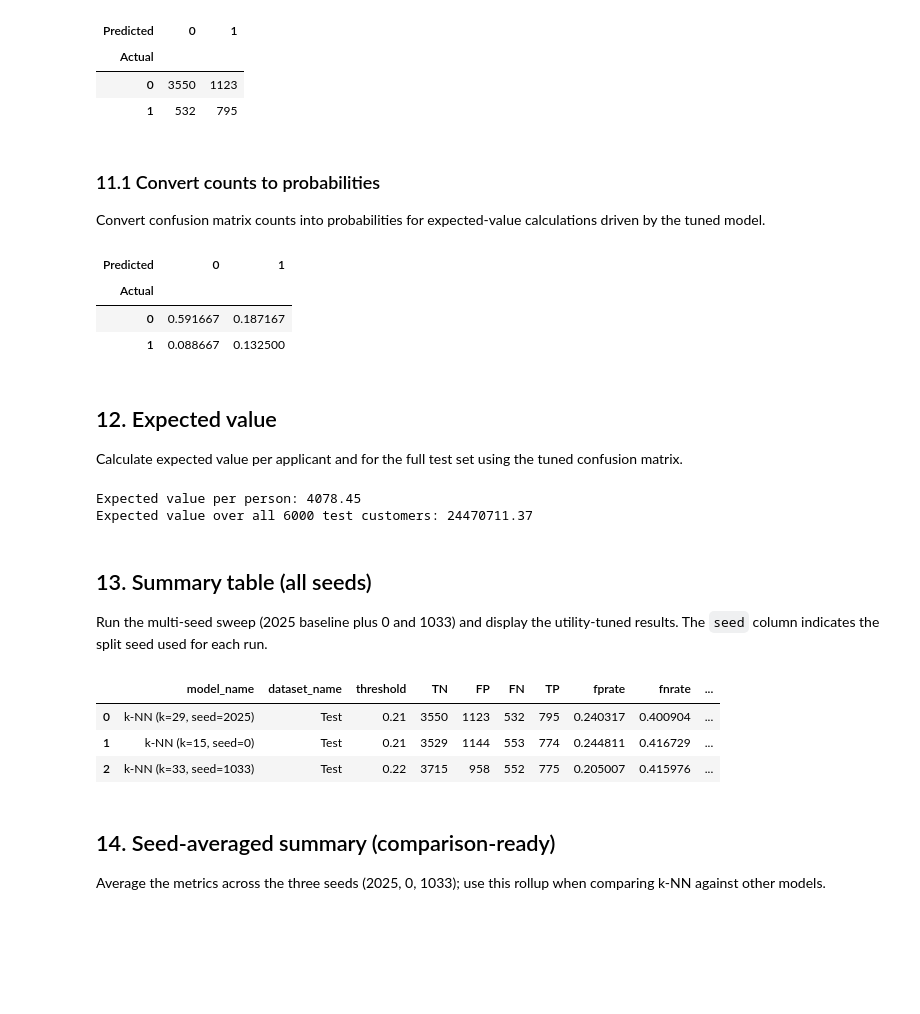
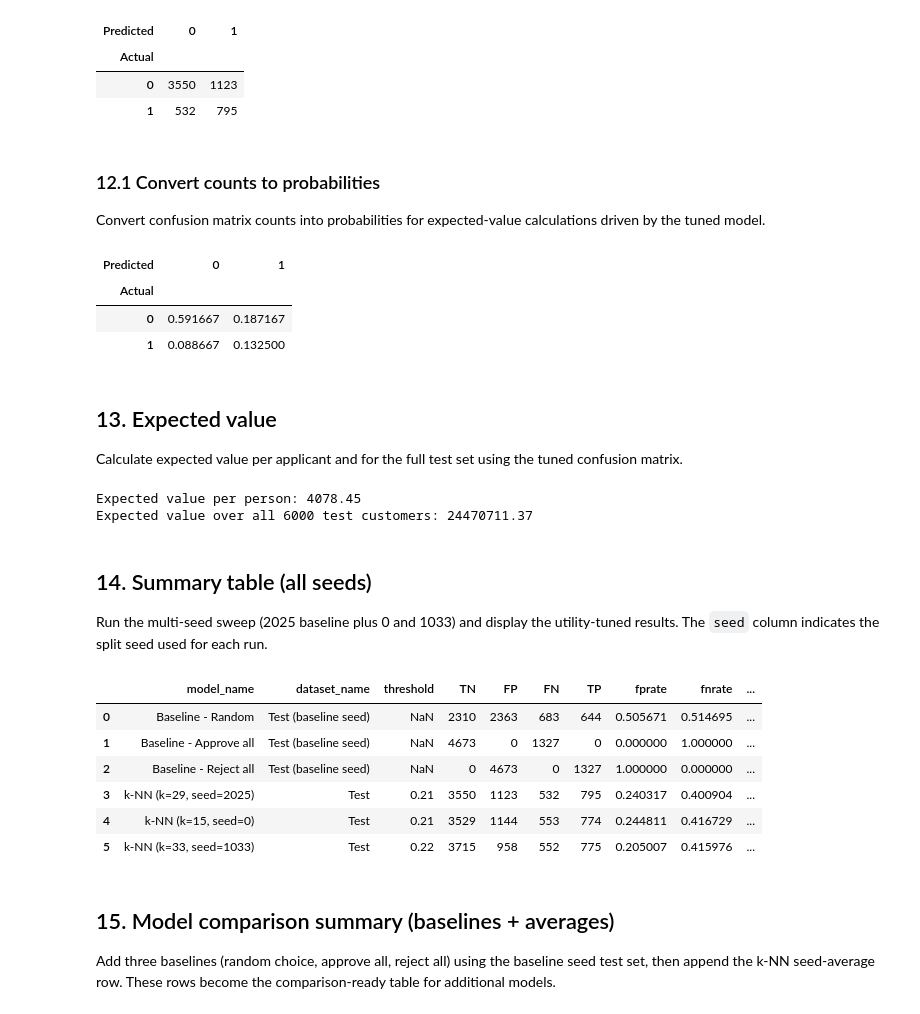
Before and after one commit to albertoquiroga-ctrl/exchange-data-concepts, a Jupyter notebook: Code/Final Project/KNN/Final_Project.ipynb, the cells around one changed output. Drawn from its saved outputs; the diff is of its cells as text; code cells hidden in the pictures; blank space fills up the shorter version.

```diff
--- a/Code/Final Project/KNN/Final_Project.ipynb
+++ b/Code/Final Project/KNN/Final_Project.ipynb
@@ -225,12 +289,13 @@ Set up a k-NN classifier and run a 5-fold grid search over odd k values to find
 from sklearn.model_selection import GridSearchCV
 
 knn = KNeighborsClassifier()
+base_bundle = baseline_split
 
-k_range = {'n_neighbors': np.arange(1,80,2)}                            #  k = 1,3,5, ... 83
+k_range = {'n_neighbors': np.arange(1, 80, 2)}                            #  k = 1,3,5, ... 79
 
-grid = GridSearchCV(estimator = knn, param_grid = k_range, cv = 5)      # 5-CV on train (105 - sub_train 84 + validation 21)
+grid = GridSearchCV(estimator=knn, param_grid=k_range, cv=5)              # 5-CV on train
 
-grid.fit(X_train_scaled, y_train_sub)       # search over the values on Train data (with 5-cv)
+grid.fit(base_bundle["X_train_sub_scaled"], base_bundle["y_train_sub"])  # search over k on the training fold
 
 best_param = grid.best_params_          # k value that returns highest mean cv score during cv
 best_cv_score = grid.best_score_        # mean cv score of the best k
@@ -524,7 +569,7 @@ cm_counts
 | 0 | 3550 | 1123 |
 | 1 | 532 | 795 |
 # %% [markdown]
-### 11.1 Convert counts to probabilities
+### 12.1 Convert counts to probabilities
 
 Convert confusion matrix counts into probabilities for expected-value calculations driven by the tuned model.
 # %%
@@ -540,7 +585,7 @@ cm_prob
 | 0 | 0.591667 | 0.187167 |
 | 1 | 0.088667 | 0.132500 |
 # %% [markdown]
-## 12. Expected value
+## 13. Expected value
 
 Calculate expected value per applicant and for the full test set using the tuned confusion matrix.
 # %%
@@ -558,27 +603,53 @@ print("Expected value over all {} test customers: {:.2f}".format(N, ev_total))
 Expected value per person: 4078.45
 Expected value over all 6000 test customers: 24470711.37
 # %% [markdown]
-## 13. Summary table (all seeds)
+## 14. Summary table (all seeds)
 
 Run the multi-seed sweep (2025 baseline plus 0 and 1033) and display the utility-tuned results. The `seed` column indicates the split seed used for each run.
 # %%
-seed_plan = [2025, 0, 1033]
-seed_runs = []
-for s in seed_plan:
-    if s == baseline_seed:
-        seed_runs.append(baseline_run)
+
+knn_seed_runs = []
+for s in SEED_PLAN:
+    if s == BASELINE_SEED:
+        knn_seed_runs.append(knn_baseline_run)
     else:
-        seed_runs.append(run_knn_for_seed(split_seed=s, val_seed=0))
+        knn_seed_runs.append(run_knn_for_seed(split_seed=s))
 
-knn_summary_df = pd.concat([run["summary"] for run in seed_runs], ignore_index=True)
-knn_summary_df
+knn_summary_df = pd.concat([run["summary"] for run in knn_seed_runs], ignore_index=True)
+
+baseline_true = baseline_split["y_test"]
+
+def _baseline_summary(name, y_pred):
+    return summarize_model(
+        model_name=name,
+        dataset_name="Test (baseline seed)",
+        y_true=baseline_true,
+        y_pred=y_pred,
+        y_score=None,
+        threshold=np.nan,
+        utility_fn=_knn_utility,
+    )
+
+rng = np.random.default_rng(0)
+baseline_random = _baseline_summary("Baseline - Random", rng.integers(0, 2, size=len(baseline_true)))
+baseline_approve = _baseline_summary("Baseline - Approve all", np.zeros_like(baseline_true))
+baseline_reject = _baseline_summary("Baseline - Reject all", np.ones_like(baseline_true))
+
+baseline_df = pd.concat([baseline_random, baseline_approve, baseline_reject], ignore_index=True)
+baseline_df["seed"] = np.nan
+
+summary_table = pd.concat([baseline_df, knn_summary_df], ignore_index=True)
+summary_table
 # %% [output]
 |  | model_name | dataset_name | threshold | TN | FP | FN | TP | fprate | fnrate | ... |
-| 0 | k-NN (k=29, seed=2025) | Test | 0.21 | 3550 | 1123 | 532 | 795 | 0.240317 | 0.400904 | ... |
-| 1 | k-NN (k=15, seed=0) | Test | 0.21 | 3529 | 1144 | 553 | 774 | 0.244811 | 0.416729 | ... |
-| 2 | k-NN (k=33, seed=1033) | Test | 0.22 | 3715 | 958 | 552 | 775 | 0.205007 | 0.415976 | ... |
+| 0 | Baseline - Random | Test (baseline seed) | NaN | 2310 | 2363 | 683 | 644 | 0.505671 | 0.514695 | ... |
+| 1 | Baseline - Approve all | Test (baseline seed) | NaN | 4673 | 0 | 1327 | 0 | 0.000000 | 1.000000 | ... |
+| 2 | Baseline - Reject all | Test (baseline seed) | NaN | 0 | 4673 | 0 | 1327 | 1.000000 | 0.000000 | ... |
+| 3 | k-NN (k=29, seed=2025) | Test | 0.21 | 3550 | 1123 | 532 | 795 | 0.240317 | 0.400904 | ... |
+| 4 | k-NN (k=15, seed=0) | Test | 0.21 | 3529 | 1144 | 553 | 774 | 0.244811 | 0.416729 | ... |
+| 5 | k-NN (k=33, seed=1033) | Test | 0.22 | 3715 | 958 | 552 | 775 | 0.205007 | 0.415976 | ... |
 # %% [markdown]
-## 14. Seed-averaged summary (comparison-ready)
+## 15. Model comparison summary (baselines + averages)
 
-Average the metrics across the three seeds (2025, 0, 1033); use this rollup when comparing k-NN against other models.
+Add three baselines (random choice, approve all, reject all) using the baseline seed test set, then append the k-NN seed-average row. These rows become the comparison-ready table for additional models.
 # %%
```
Also changed, not shown: parts of 17 cells of this notebook.
